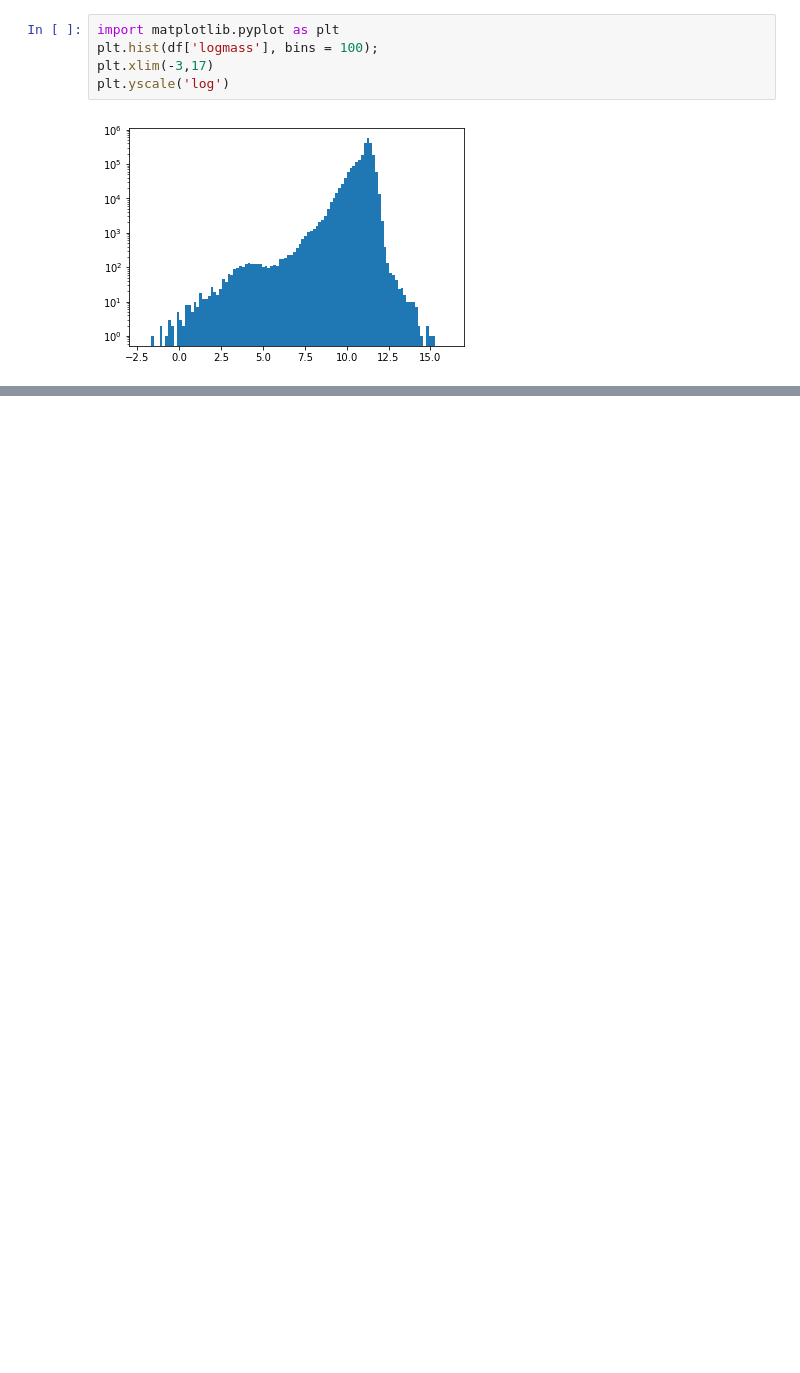
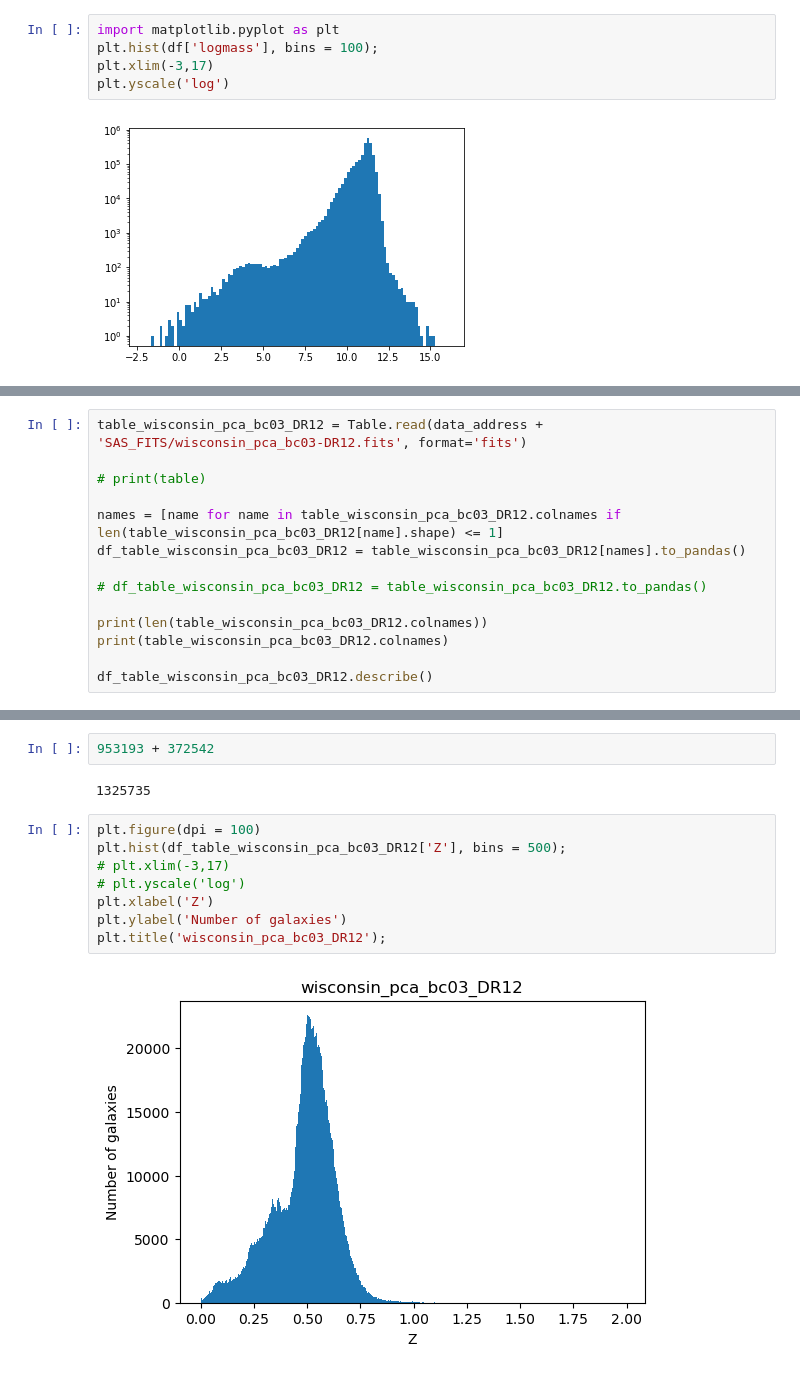
Before and after one commit to awaismirza92/velocity-reconstruction-and-kinetic-SZ, a Jupyter notebook: codes_for_SDSS/SDSS_data_reader.ipynb, the cells around one changed output, grey strips where cells are left out. Drawn from its saved outputs; the diff is of its cells as text; blank space fills up the shorter version.

```diff
--- a/codes_for_SDSS/SDSS_data_reader.ipynb
+++ b/codes_for_SDSS/SDSS_data_reader.ipynb
@@ -83,0 +392,14 @@ plt.yscale('log')
+# %%
+table_wisconsin_pca_bc03_DR12 = Table.read(data_address + 'SAS_FITS/wisconsin_pca_bc03-DR12.fits', format='fits')
+
+# print(table)
+
+names = [name for name in table_wisconsin_pca_bc03_DR12.colnames if len(table_wisconsin_pca_bc03_DR12[name].shape) <= 1]
+df_table_wisconsin_pca_bc03_DR12 = table_wisconsin_pca_bc03_DR12[names].to_pandas()
+
+# df_table_wisconsin_pca_bc03_DR12 = table_wisconsin_pca_bc03_DR12.to_pandas()
+
+print(len(table_wisconsin_pca_bc03_DR12.colnames))
+print(table_wisconsin_pca_bc03_DR12.colnames)
+
+df_table_wisconsin_pca_bc03_DR12.describe()
@@ -83,0 +441,14 @@ plt.yscale('log')
+# %%
+953193 + 372542
+# %% [output]
+1325735
+# %%
+plt.figure(dpi = 100)
+plt.hist(df_table_wisconsin_pca_bc03_DR12['Z'], bins = 500);
+# plt.xlim(-3,17)
+# plt.yscale('log')
+plt.xlabel('Z')
+plt.ylabel('Number of galaxies')
+plt.title('wisconsin_pca_bc03_DR12');
+# %% [output]
+[figure, added]
```
Also changed, not shown: parts of 35 cells of this notebook.
